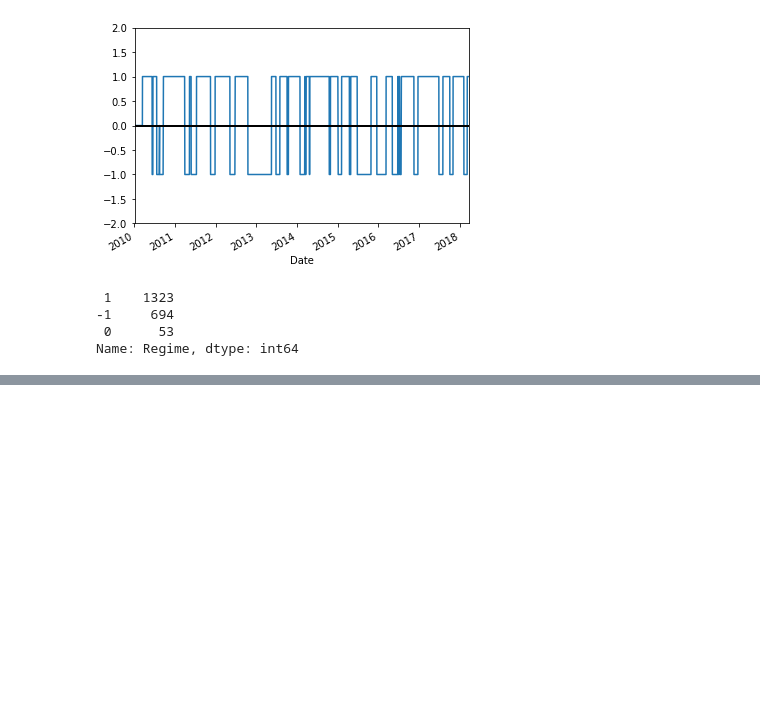
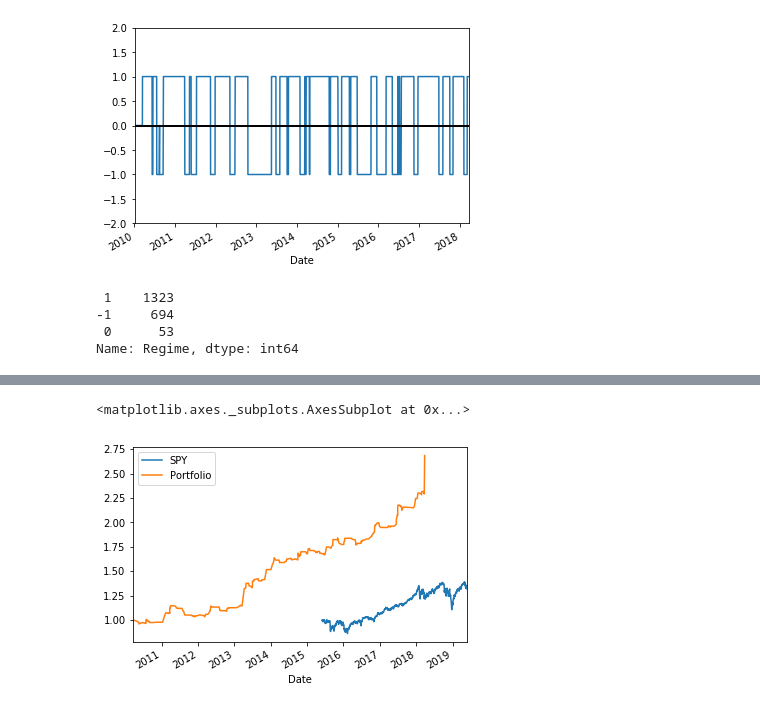
Before and after one commit to DerekLoveCC/Writings, a Jupyter notebook: Fintech_Wechat/Code/StockDataAnalysisWithPython/StockDataAnalysisWithPython.ipynb, the cells around one changed output, grey strips where cells are left out. Cells and saved outputs as stored; diff of their text form; code cells hidden in the pictures; blank space fills up the shorter version.

```diff
--- a/Fintech_Wechat/Code/StockDataAnalysisWithPython/StockDataAnalysisWithPython.ipynb
+++ b/Fintech_Wechat/Code/StockDataAnalysisWithPython/StockDataAnalysisWithPython.ipynb
@@ -376,0 +813,9 @@ Name: Regime, dtype: int64
+# %%
+# We see that the buy-and-hold strategy beats the strategy we developed earlier. I would also like to see a plot.
+ax_bench = (spyder["Adj Close"] / spyder.loc[:, "Adj Close"].iloc[0]).plot(label = "SPY")
+ax_bench = (bk["Portfolio Value"].groupby(level = 0).apply(lambda x: x[-1]) / 1000000).plot(ax = ax_bench, label = "Portfolio")
+ax_bench.legend(ax_bench.get_lines(), [l.get_label() for l in ax_bench.get_lines()], loc = 'best')
+ax_bench
+# %% [output]
+<matplotlib.axes._subplots.AxesSubplot at 0x...>
+[figure, added]
```
Also changed, not shown: parts of 16 cells of this notebook, 8 other files.
